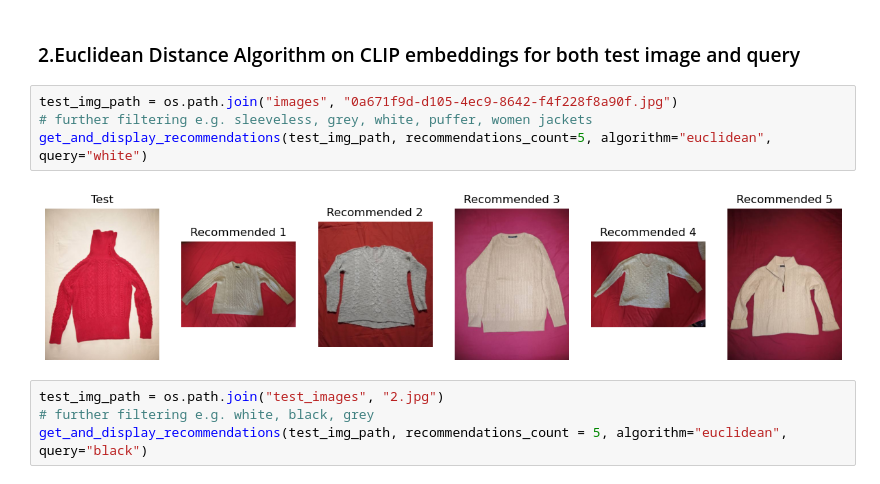
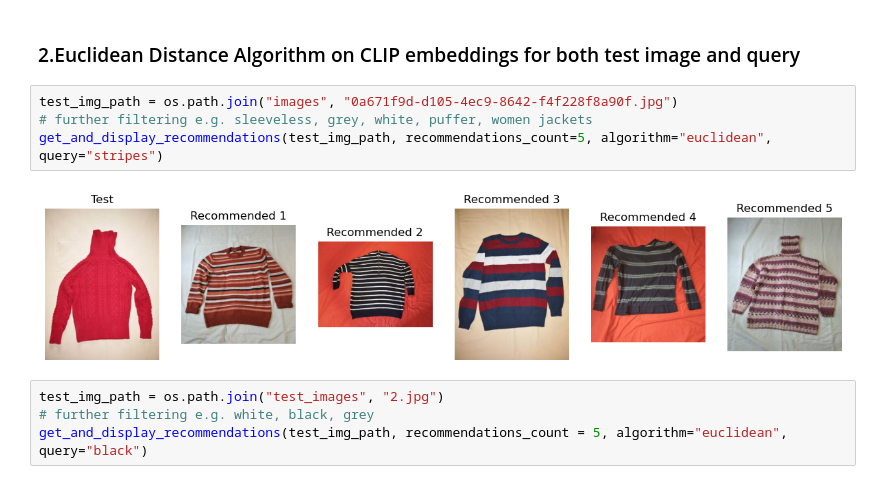
Before and after one commit to engrhaider/fashion_recommendation_system, a Jupyter notebook: main.ipynb, the cells around one changed output. Saved outputs shown, nothing was run; the diff lists cells and outputs as text.

```diff
--- a/main.ipynb
+++ b/main.ipynb
@@ -307,9 +310,9 @@ get_and_display_recommendations(test_img_path, recommendations_count = 5, algori
 # %%
 test_img_path = os.path.join("images", "0a671f9d-d105-4ec9-8642-f4f228f8a90f.jpg")
 # further filtering e.g. sleeveless, grey, white, puffer, women jackets
-get_and_display_recommendations(test_img_path, recommendations_count=5, algorithm="euclidean", query="white")
+get_and_display_recommendations(test_img_path, recommendations_count=5, algorithm="euclidean", query="stripes")
 # %% [output]
-[figure, old version]
+[figure, new version]
 # %%
 test_img_path = os.path.join("test_images", "2.jpg")
 # further filtering e.g. white, black, grey
```
Also changed, not shown: parts of 1 cell of this notebook.
